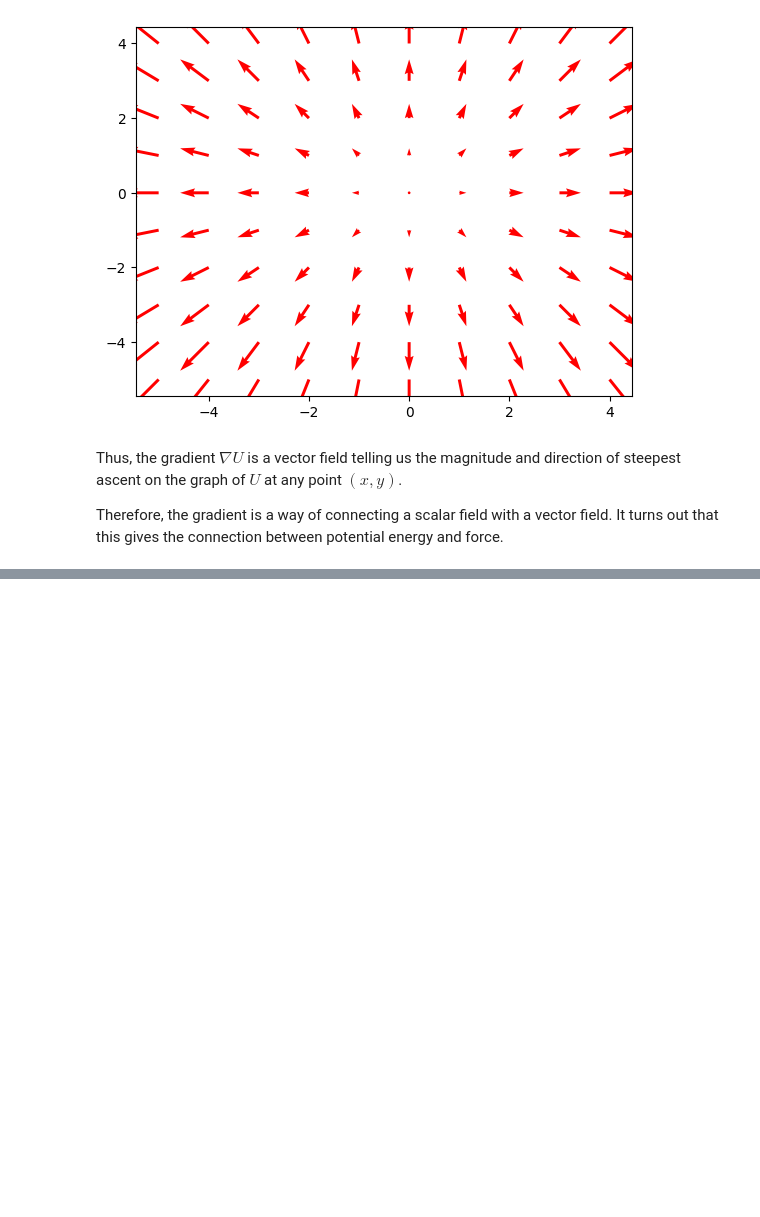
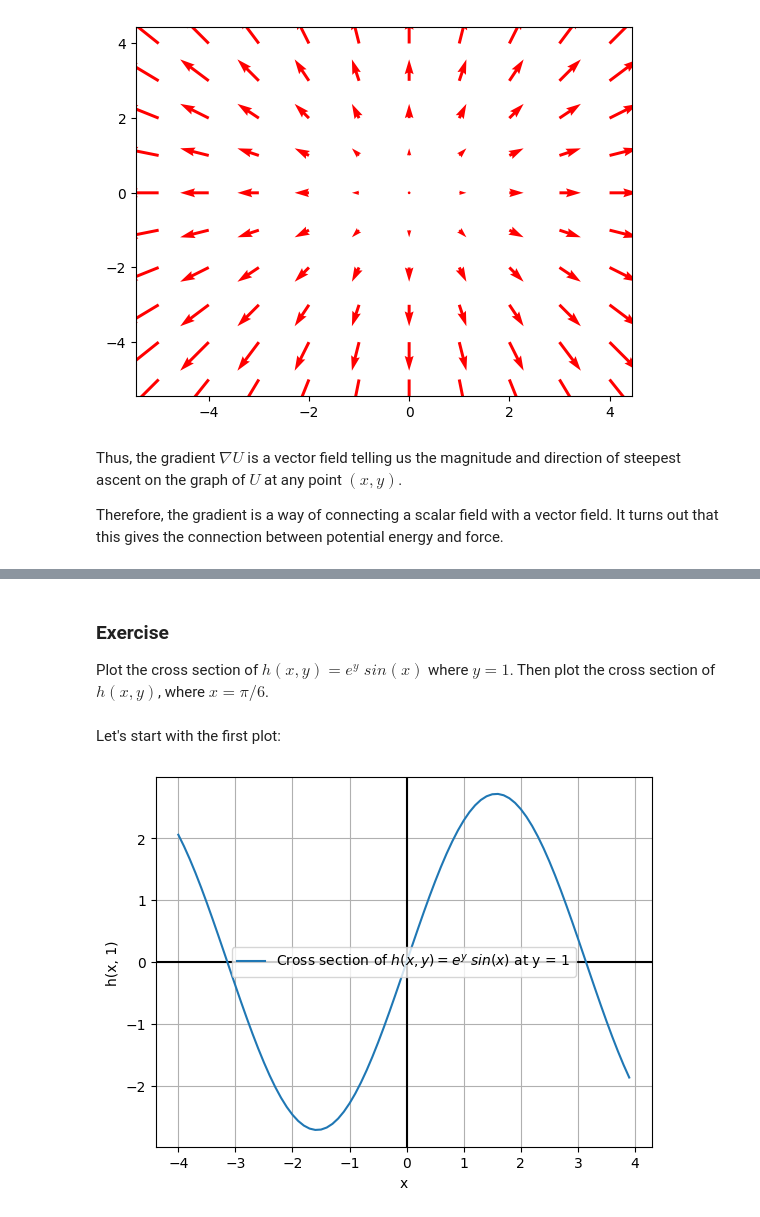
Before and after one commit to sergiofgonzalez/python-workbench, a Jupyter notebook: part_2-math/01_math-concepts/10_simulating-force-fields/10_simulating-force-fields.ipynb, the cells around one changed output, grey strips where cells are left out. Cells and saved outputs as stored; diff of their text form; code cells hidden in the pictures; blank space fills up the shorter version.

```diff
--- a/part_2-math/01_math-concepts/10_simulating-force-fields/10_simulating-force-fields.ipynb
+++ b/part_2-math/01_math-concepts/10_simulating-force-fields/10_simulating-force-fields.ipynb
@@ -1093,0 +1196,33 @@ Therefore, the gradient is a way of connecting a scalar field with a vector fiel
+# %% [markdown]
+### Exercise
+
+Plot the cross section of $ h(x, y) = e^y \; sin(x) $ where $ y = 1 $. Then plot the cross section of $ h(x, y) $, where $ x = \pi / 6 $.
+# %% [markdown]
+Let's start with the first plot:
+# %%
+import numpy as np
+import matplotlib.pyplot as plt
+from math import sin, e
+
+def cross_section_h(x):
+    """Cross section of $ h(x, y) = e^y \; sin(x) $ at y = 1"""
+    return e * sin(x)
+
+x_min = -4
+x_max = 4
+xs = np.arange(x_min, x_max, step=0.1)
+
+fig, ax = plt.subplots()
+ax.grid(True)
+ax.set_xlabel("x")
+ax.set_ylabel("h(x, 1)")
+
+ax.axhline(y=0, color="k")
+ax.axvline(x=0, color="k")
+
+ax.plot(xs, [cross_section_h(x) for x in xs], label=cross_section_h.__doc__)
+
+ax.legend()
+plt.show()
+# %% [output]
+[figure, added]
```
Also changed, not shown: parts of 24 cells of this notebook, 16 other files.
